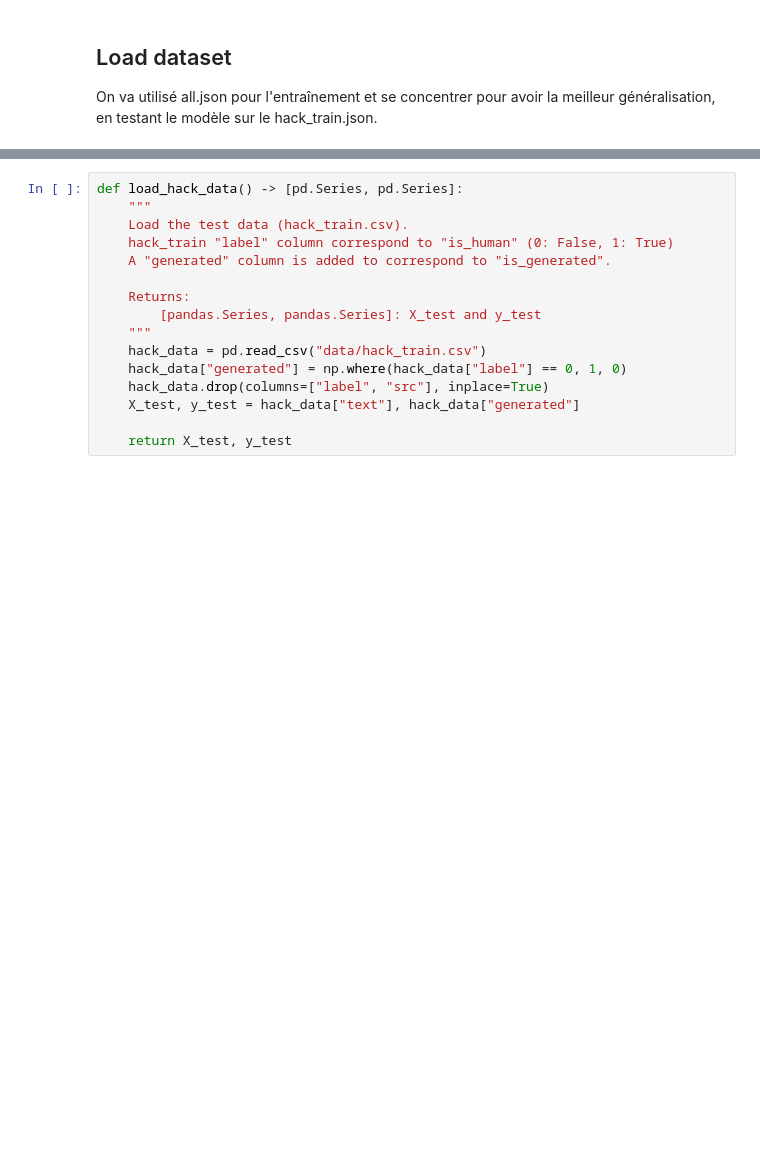
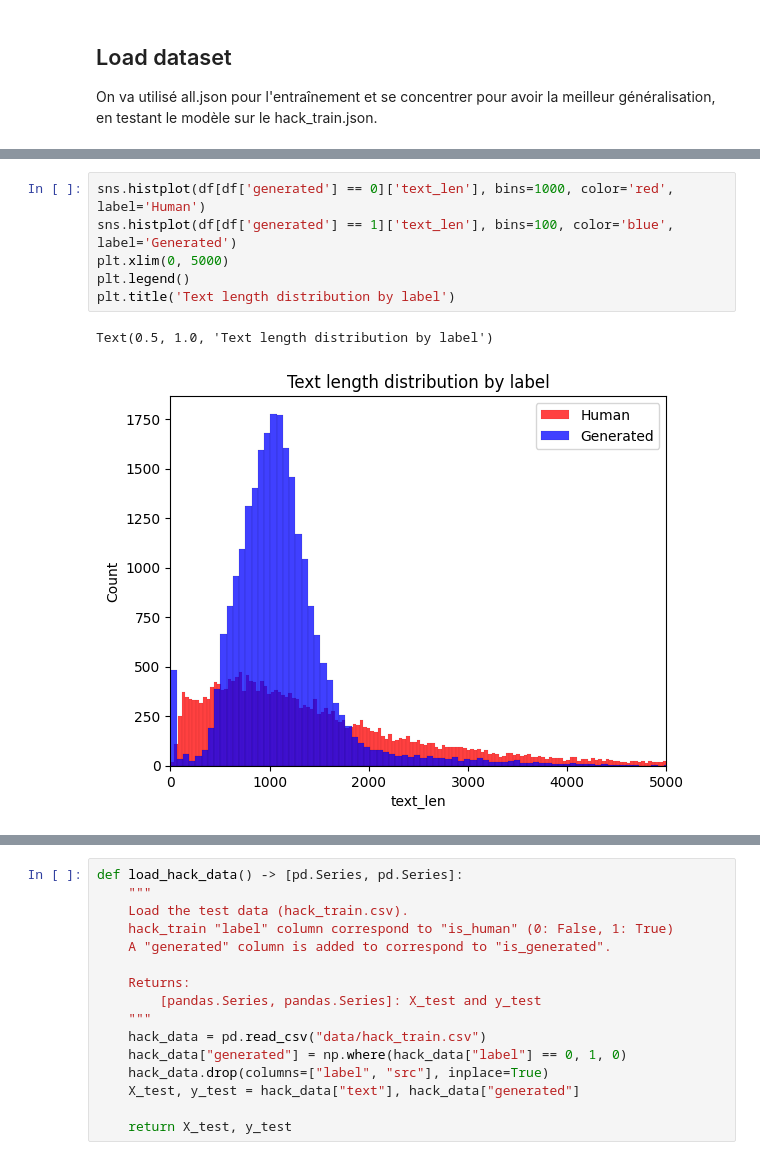
Before and after one commit to Erdnaxela3/hackathon-data-ia-hack, a Jupyter notebook: ia_vs_ai.ipynb, the cells around one changed output, grey strips where cells are left out. Cells and saved outputs as stored; diff of their text form; blank space fills up the shorter version.

```diff
--- a/ia_vs_ai.ipynb
+++ b/ia_vs_ai.ipynb
@@ -68,0 +121,9 @@ hack_data.head()
+# %%
+sns.histplot(df[df['generated'] == 0]['text_len'], bins=1000, color='red', label='Human')
+sns.histplot(df[df['generated'] == 1]['text_len'], bins=100, color='blue', label='Generated')
+plt.xlim(0, 5000)
+plt.legend()
+plt.title('Text length distribution by label')
+# %% [output]
+Text(0.5, 1.0, 'Text length distribution by label')
+[figure, added]
```
Also changed, not shown: parts of 42 cells of this notebook.
